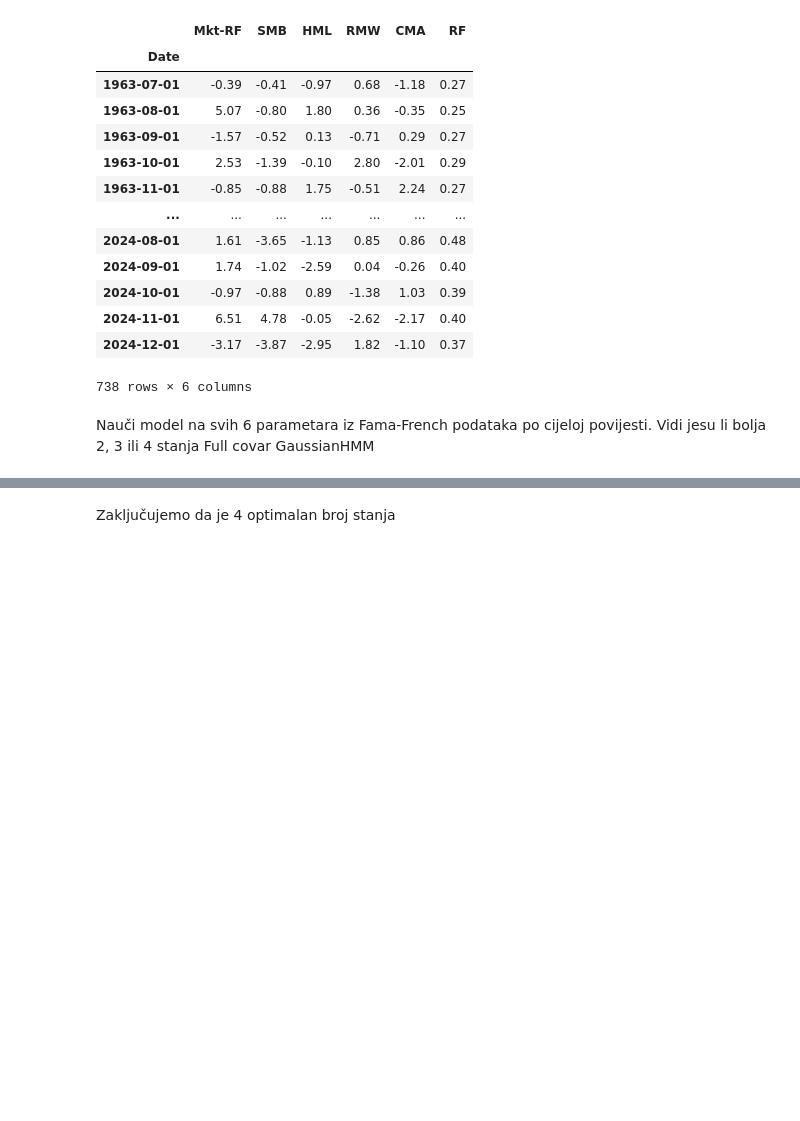
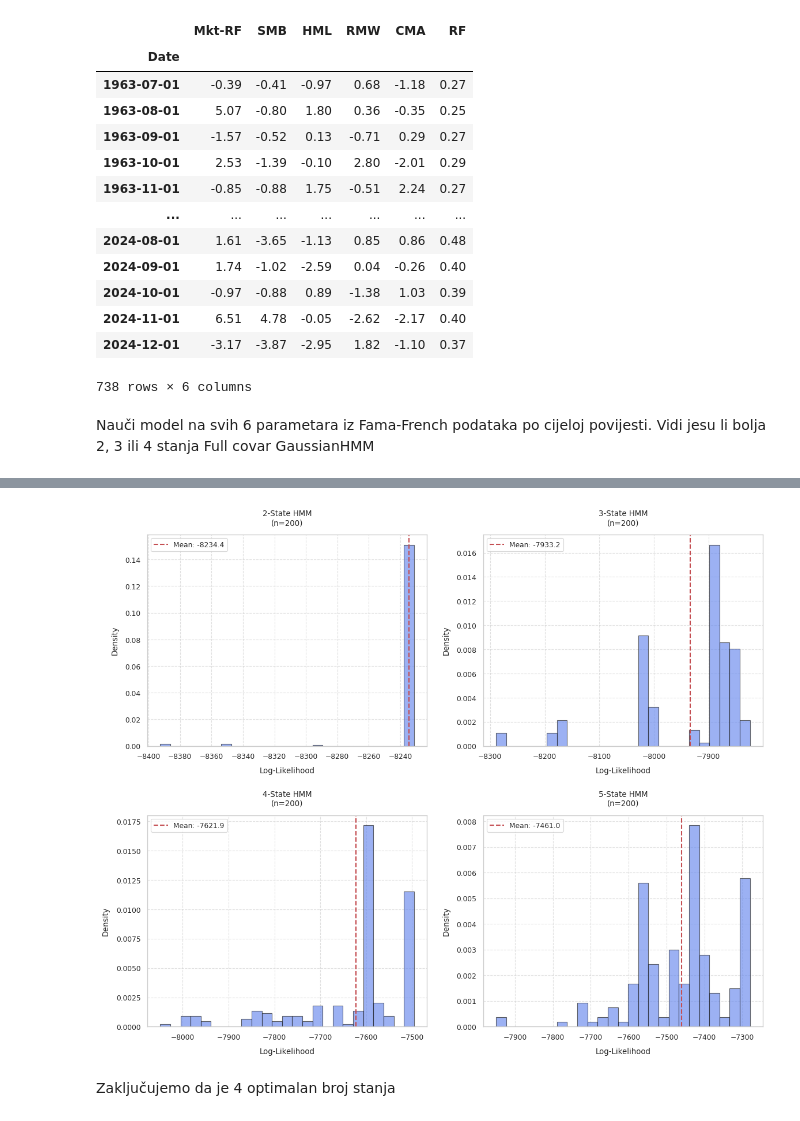
Before and after one commit to evucelic/HMM-Market-Regime-Estimation, a Jupyter notebook: fama_french_HMM.ipynb, the cells around one changed output, grey strips where cells are left out. Cells and saved outputs as stored; diff of their text form; code cells hidden in the pictures; blank space fills up the shorter version.

```diff
--- a/fama_french_HMM.ipynb
+++ b/fama_french_HMM.ipynb
@@ -157,4 +165,31 @@ def plot_selection(ns, aic, bic, lls):
 
 
 # TODO add heuristic to choose optimal number of components, currently visually finding the elbow
+# %%
+def plot_ll_histograms(models):
+    ns = sorted(models.keys())
+    fig, axes = plt.subplots(2, 2, figsize=(12, 10))
+    axes = axes.ravel()
+
+    for idx, n_components in enumerate(ns):
+        component_scores = [score for (_, score) in models[n_components]]
+
+        axes[idx].hist(component_scores,
+                      bins=25,
+                      edgecolor='k',
+                      alpha=0.65,
+                      density=True)
+
+        axes[idx].set_title(f'{n_components}-State HMM\n(n={len(component_scores)})', pad=12)
+        axes[idx].set_xlabel('Log-Likelihood', labelpad=8)
+        axes[idx].set_ylabel('Density', labelpad=8)
+        axes[idx].grid(True, linestyle='--', alpha=0.6)
+
+        mean_ll = np.mean(component_scores)
+        axes[idx].axvline(mean_ll, color='r', linestyle='--',
+                         linewidth=1.5, label=f'Mean: {mean_ll:.1f}')
+        axes[idx].legend()
+
+    plt.tight_layout(pad=2.0)
+    plt.show()
 # %%
@@ -184,3 +219,7 @@ Iterations:  [17, 55, 169, 56]
+# %%
+plot_ll_histograms(models)
+# %% [output]
+[figure, added]
 # %% [markdown]
 Zaključujemo da je 4 optimalan broj stanja
 # %%
```
Also changed, not shown: parts of 10 cells of this notebook, 4 other files.
